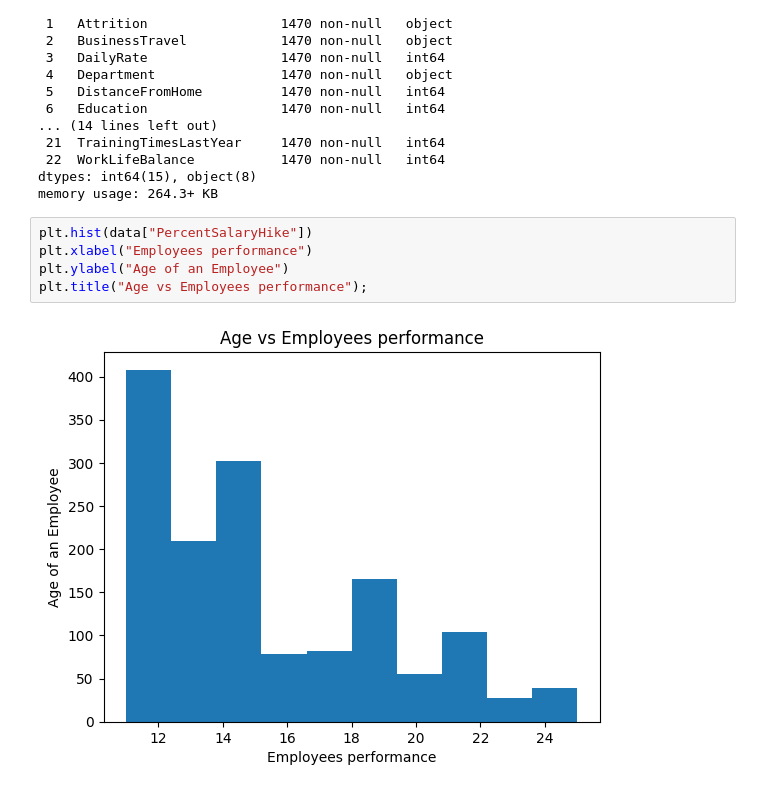
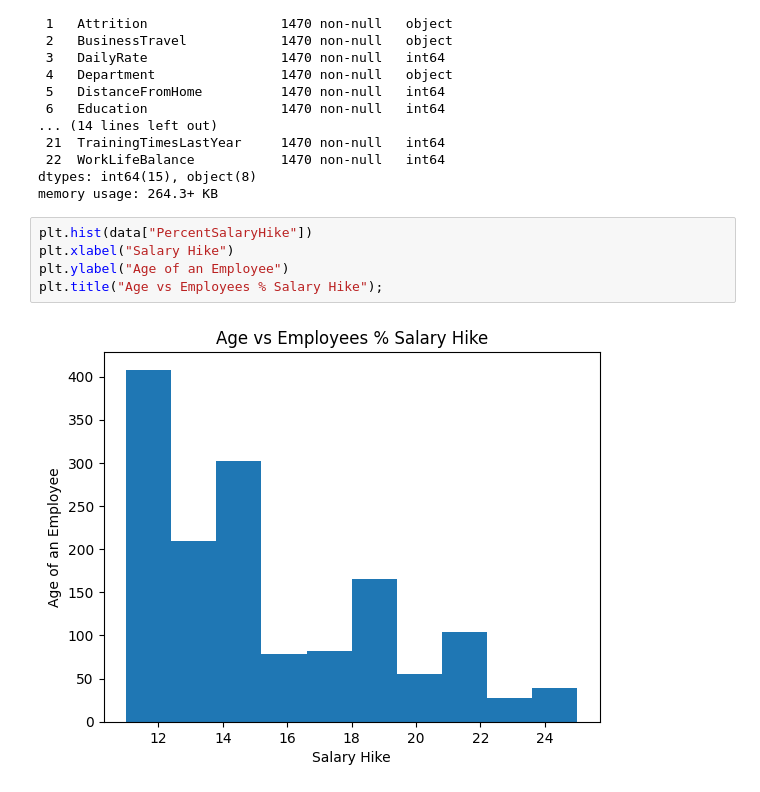
Before and after one commit to GorrettyOkumbe/Datascience-One-Campus, a Jupyter notebook: WORK _SPACE/Employee_attrition.ipynb, the cells around one changed output. Cells and saved outputs as stored; diff of their text form.

```diff
--- a/WORK _SPACE/Employee_attrition.ipynb
+++ b/WORK _SPACE/Employee_attrition.ipynb
@@ -200,8 +202,8 @@ dtypes: int64(15), object(8)
 memory usage: 264.3+ KB
 # %%
 plt.hist(data["PercentSalaryHike"])
-plt.xlabel("Employees performance")
+plt.xlabel("Salary Hike")
 plt.ylabel("Age of an Employee")
-plt.title("Age vs Employees performance");
+plt.title("Age vs Employees % Salary Hike");
 # %% [output]
-[figure, old version]
+[figure, new version]
```
Also changed, not shown: parts of 1 cell of this notebook.
